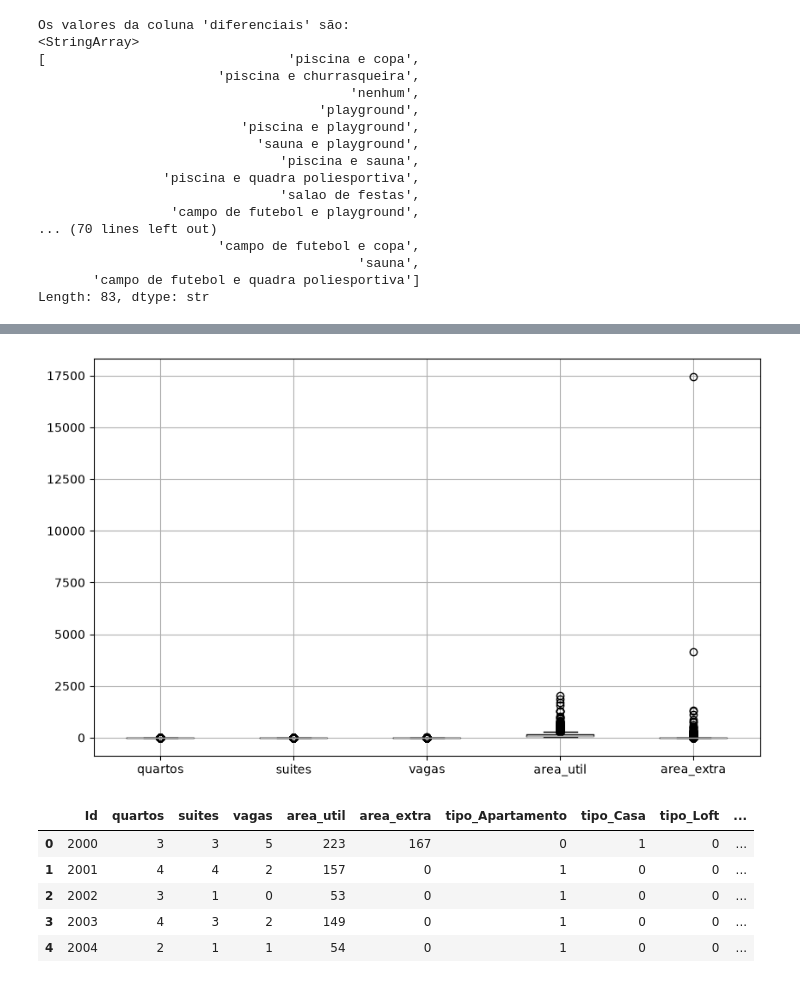
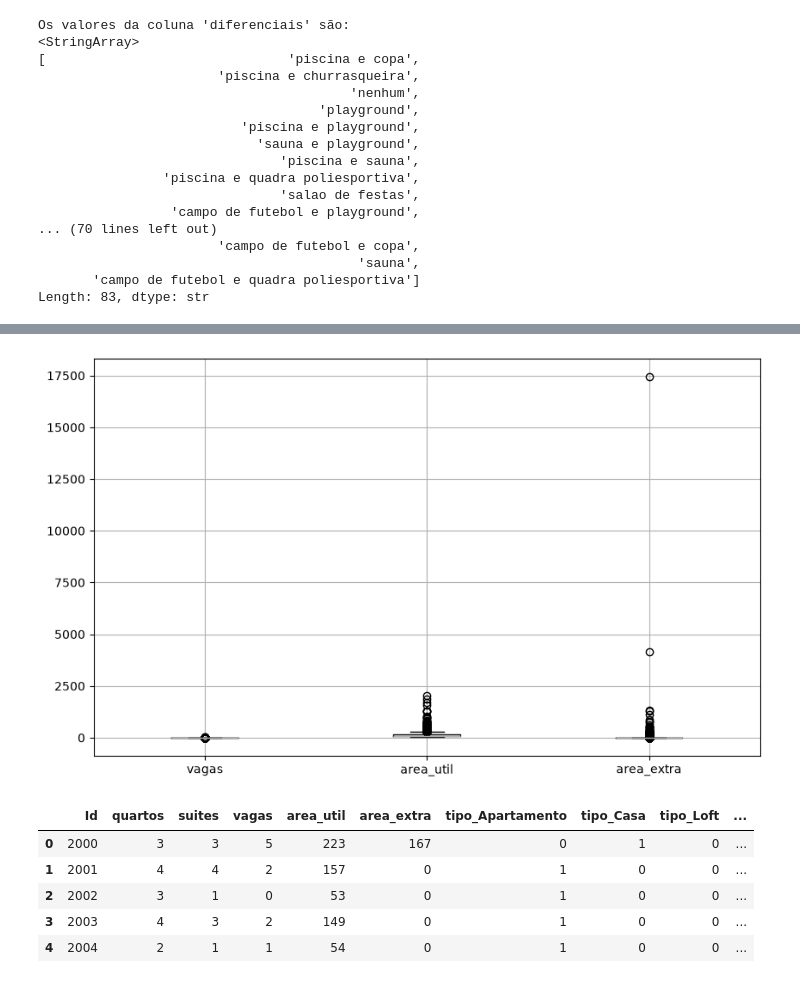
Before and after one commit to MatheusXavier1/Introducao-ao-machine-learning, a Jupyter notebook: Trabalho 2/Notebook_Trabalho_2.ipynb, the cells around one changed output, grey strips where cells are left out. Saved outputs shown, nothing was run; the diff lists cells and outputs as text; code cells hidden in the pictures.

```diff
--- a/Trabalho 2/Notebook_Trabalho_2.ipynb
+++ b/Trabalho 2/Notebook_Trabalho_2.ipynb
@@ -116,12 +115,5 @@ df.describe()
 | 50% | 4341.000000 | 3.000000 | 1.000000 | 2.000000 | 96.000000 | 0.000000 | 0.000000 | 0.000000 | 1.000000 | ... |
 | 75% | 5511.500000 | 4.000000 | 2.000000 | 2.000000 | 149.000000 | 0.000000 | 1.000000 | 0.000000 | 1.000000 | ... |
 | max | 6682.000000 | 9.000000 | 6.000000 | 30.000000 | 2045.000000 | 17450.000000 | 1.000000 | 1.000000 | 1.000000 | ... |
-# %%
-plt.figure(figsize=(10,6))
-df.boxplot(column=["quartos","suites","vagas","area_util","area_extra"])
-plt.show()
-#devo remover esses outliers?
-# %% [output]
-[figure, removed]
 # %%
 processed_df = pd.read_csv('conjunto_de_treinamento_onehot.csv')
@@ -128,3 +121,9 @@ processed_df = pd.read_csv('conjunto_de_treinamento_onehot.csv')
+# %%
+plt.figure(figsize=(10,6))
+processed_df.boxplot(column=["vagas","area_util","area_extra"])
+plt.show()
+# %% [output]
+[figure, added]
 # %%
 processed_df.head()
 # %% [output]
```
Also changed, not shown: parts of 22 cells of this notebook.
